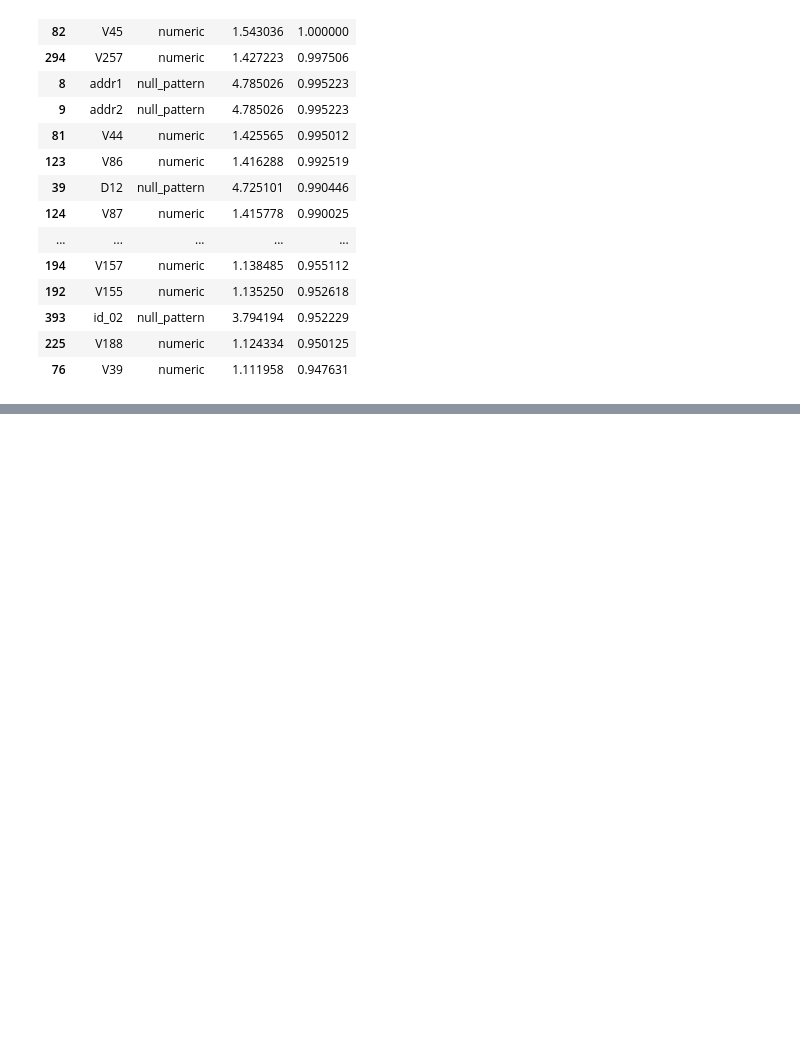
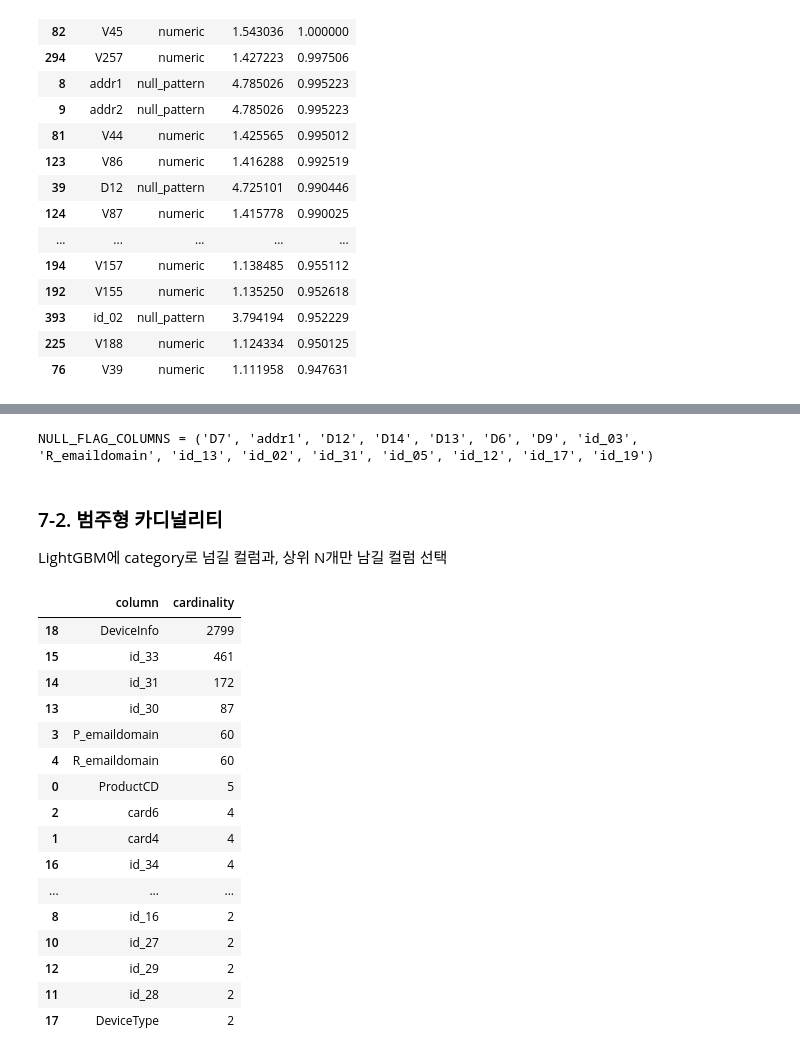
Before and after one commit to rhys3680-cell/ieee-cis, a Jupyter notebook: notebooks/rhys/02_feature_signals.ipynb, the cells around one changed output, grey strips where cells are left out. Saved outputs shown, nothing was run; the diff lists cells and outputs as text; code cells hidden in the pictures; blank space fills up the shorter version.

```diff
--- a/notebooks/rhys/02_feature_signals.ipynb
+++ b/notebooks/rhys/02_feature_signals.ipynb
@@ -343,0 +420,40 @@ con.close()
+# %%
+# 각 그룹의 첫 컬럼을 대표로 선정 → NULL_FLAG_COLUMNS
+representatives = (
+    null_cands[null_cands.lift >= 3.5]
+    .drop_duplicates("group_key")
+    .column.tolist()
+)
+print("NULL_FLAG_COLUMNS =", tuple(representatives))
+# %% [output]
+NULL_FLAG_COLUMNS = ('D7', 'addr1', 'D12', 'D14', 'D13', 'D6', 'D9', 'id_03', 'R_emaildomain', 'id_13', 'id_02', 'id_31', 'id_05', 'id_12', 'id_17', 'id_19')
+# %% [markdown]
+### 7-2. 범주형 카디널리티
+
+LightGBM에 category로 넘길 컬럼과, 상위 N개만 남길 컬럼 선택
+# %%
+cat_cols = [c for c, t in dtypes.items() if t == "VARCHAR" and c != "dataset_split"]
+card = con.execute(
+    "SELECT " + ", ".join(f'COUNT(DISTINCT "{c}")' for c in cat_cols) + " FROM txn"
+).fetchone()
+pd.DataFrame(
+    {"column": cat_cols, "cardinality": card}
+).sort_values("cardinality", ascending=False)
+# %% [output]
+|  | column | cardinality |
+| 18 | DeviceInfo | 2799 |
+| 15 | id_33 | 461 |
+| 14 | id_31 | 172 |
+| 13 | id_30 | 87 |
+| 3 | P_emaildomain | 60 |
+| 4 | R_emaildomain | 60 |
+| 0 | ProductCD | 5 |
+| 2 | card6 | 4 |
+| 1 | card4 | 4 |
+| 16 | id_34 | 4 |
+| ... | ... | ... |
+| 8 | id_16 | 2 |
+| 10 | id_27 | 2 |
+| 12 | id_29 | 2 |
+| 11 | id_28 | 2 |
+| 17 | DeviceType | 2 |
```
Also changed, not shown: parts of 14 cells of this notebook, 1 other file.
